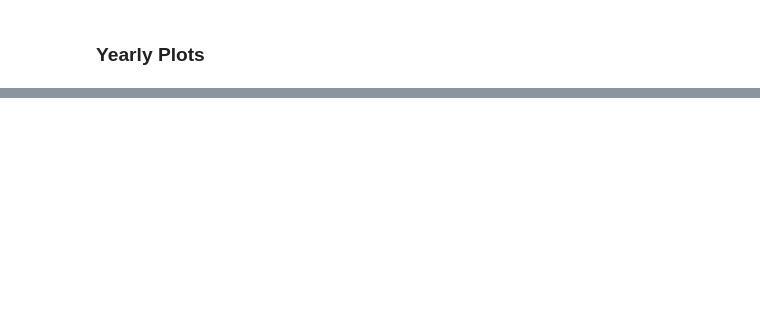
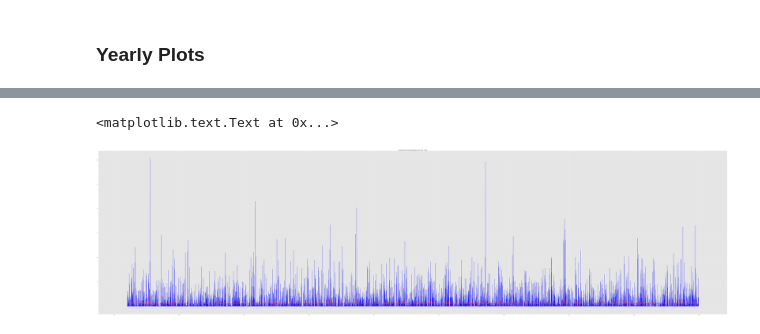
Before and after one commit to omarabdeldayem/pcube, a Jupyter notebook: pcube.ipynb, the cells around one changed output, grey strips where cells are left out. Saved outputs shown, nothing was run; the diff lists cells and outputs as text; code cells hidden in the pictures; blank space fills up the shorter version.

```diff
--- a/pcube.ipynb
+++ b/pcube.ipynb
@@ -142,0 +219,3 @@ There are a few numeric columns full of NaNs (all the flags). Average total rain
+# %%
+traind = train_data.set_index('Date/Time')
+testd = test_data.set_index('Date/Time')
@@ -142,0 +245,4 @@ There are a few numeric columns full of NaNs (all the flags). Average total rain
+# %%
+model = ARIMA(traind["Total Precip (mm)"].fillna(0), order=(1,0,1))
+model_fit = model.fit(disp=0)
+print(model_fit.summary())
@@ -142,0 +267,9 @@ There are a few numeric columns full of NaNs (all the flags). Average total rain
+# %%
+fig, ax = plt.subplots(figsize=(150, 40))
+ax.autoscale_view()
+plt.plot(s["Total Precip (mm)"], 'b-')
+plt.plot(model_fit.fittedvalues, color='red')
+plt.title('Predicted and Actual Precipitation from 1953 - 1996')
+# %% [output]
+<matplotlib.text.Text at 0x...>
+[figure, added]
```
Also changed, not shown: parts of 15 cells of this notebook.
